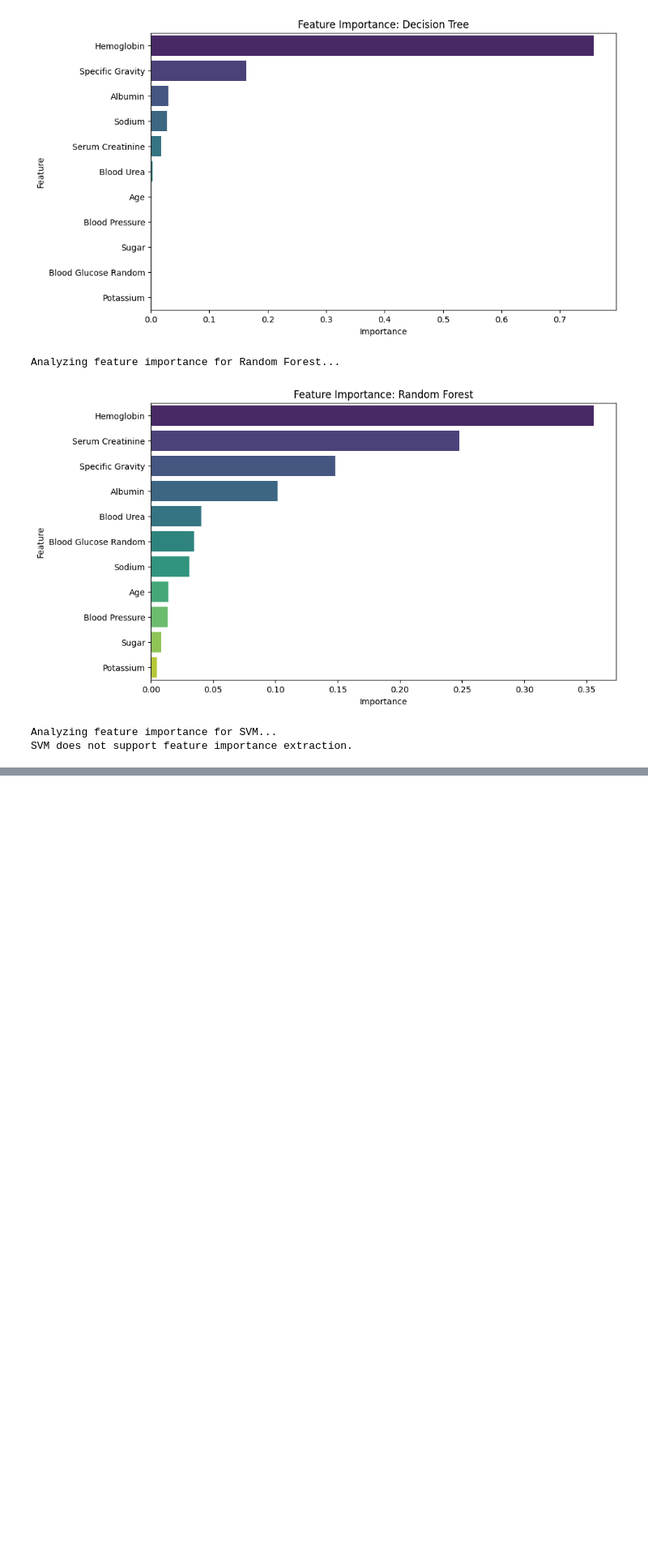
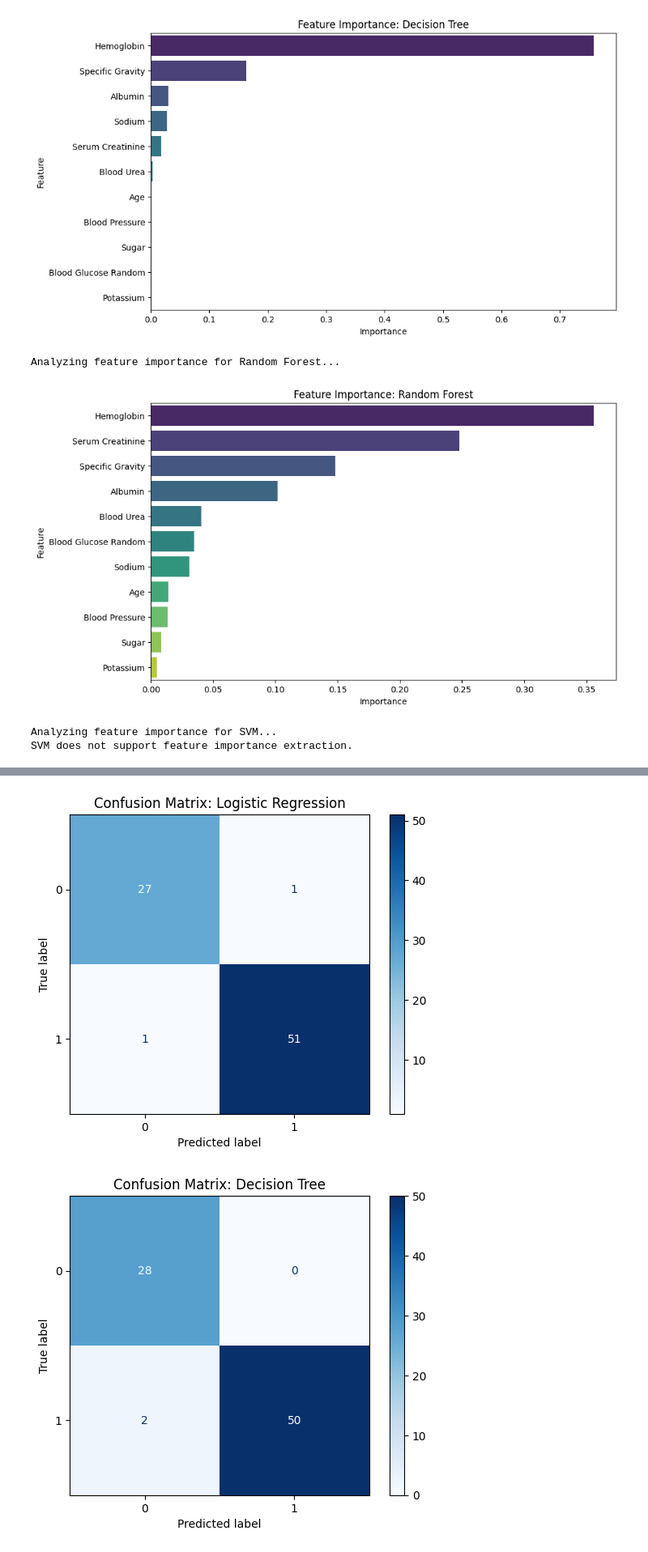
Before and after one commit to abshilpa/Chronic-Kidney-Disease-Data-Science-Project, a Jupyter notebook: MSC_Final_project_CKD.ipynb, the cells around one changed output, grey strips where cells are left out. Shown at 81% size. Drawn from its saved outputs; the diff is of its cells as text; code cells hidden in the pictures; blank space fills up the shorter version.

```diff
--- a/MSC_Final_project_CKD.ipynb
+++ b/MSC_Final_project_CKD.ipynb
@@ -760,0 +850,71 @@ SVM does not support feature importance extraction.
+# %%
+import matplotlib.pyplot as plt
+import numpy as np
+from sklearn.metrics import confusion_matrix, ConfusionMatrixDisplay, roc_curve, roc_auc_score, precision_recall_curve
+
+# Function to plot confusion matrices for the best models
+def plot_confusion_matrices(best_models, X_test, y_test):
+    """
+    Plot confusion matrices for the best models.
+
+    Parameters:
+    best_models (dict): Dictionary of best models after hyperparameter tuning.
+    X_test, y_test: Test dataset and target.
+    """
+    for model_name, model in best_models.items():
+        y_pred = model.predict(X_test)
+        cm = confusion_matrix(y_test, y_pred)
+        disp = ConfusionMatrixDisplay(confusion_matrix=cm, display_labels=model.classes_)
+        disp.plot(cmap='Blues')
+        plt.title(f"Confusion Matrix: {model_name}")
+        plt.show()
+
+# Function to plot ROC and Precision-Recall curves
+def plot_roc_and_precision_curves(best_models, X_test, y_test):
+    """
+    Plot ROC and Precision-Recall curves for the best models.
+
+    Parameters:
+    best_models (dict): Dictionary of best models after hyperparameter tuning.
+    X_test, y_test: Test dataset and target.
+    """
+    # Initialize dictionaries for storing ROC and PR data
+    roc_data = {}
+    pr_data = {}
+
+    # Generate data for each model
+    for model_name, model in best_models.items():
+        y_proba = model.predict_proba(X_test)[:, 1]  # Probabilities for the positive class
+        fpr, tpr, _ = roc_curve(y_test, y_proba)
+        precision, recall, _ = precision_recall_curve(y_test, y_proba)
+        roc_auc = roc_auc_score(y_test, y_proba)
+        roc_data[model_name] = (fpr, tpr, roc_auc)
+        pr_data[model_name] = (precision, recall)
+
+    # Plot ROC Curves
+    plt.figure(figsize=(10, 8))
+    for model_name, (fpr, tpr, roc_auc) in roc_data.items():
+        plt.plot(fpr, tpr, label=f"{model_name} (AUC = {roc_auc:.2f})")
+    plt.plot([0, 1], [0, 1], 'k--', label="Random Guess")
+    plt.xlabel("False Positive Rate")
+    plt.ylabel("True Positive Rate")
+    plt.title("ROC Curves for Best Models")
+    plt.legend(loc="lower right")
+    plt.show()
+
+    # Plot Precision-Recall Curves
+    plt.figure(figsize=(10, 8))
+    for model_name, (precision, recall) in pr_data.items():
+        plt.plot(recall, precision, label=f"{model_name}")
+    plt.xlabel("Recall")
+    plt.ylabel("Precision")
+    plt.title("Precision-Recall Curves for Best Models")
+    plt.legend(loc="lower left")
+    plt.show()
+
+# Call the plotting functions
+plot_confusion_matrices(best_models, X_test, y_test)
+plot_roc_and_precision_curves(best_models, X_test, y_test)
+# %% [output]
+[figure, added]
+[figure, added]
```
Also changed, not shown: parts of 3 cells of this notebook.
